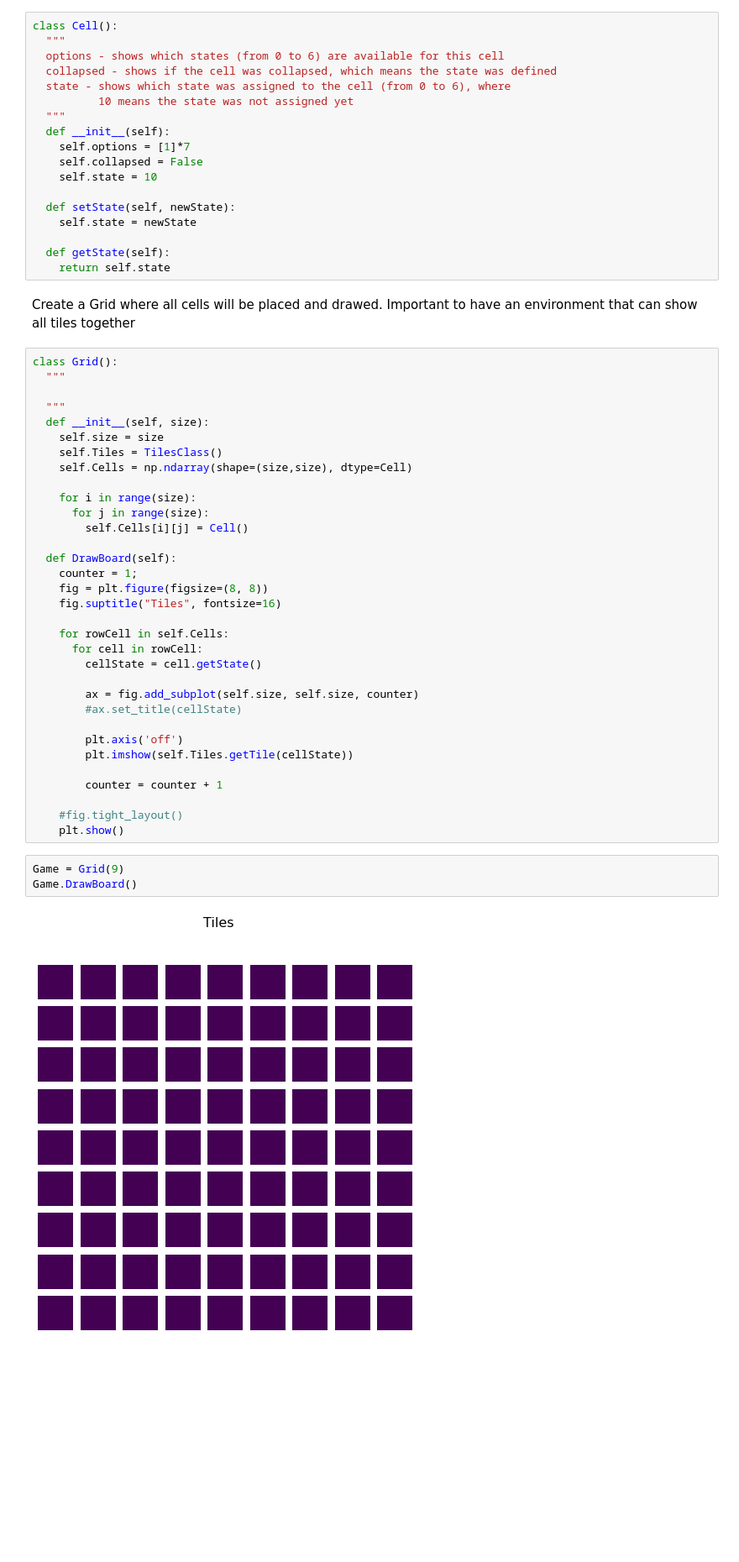
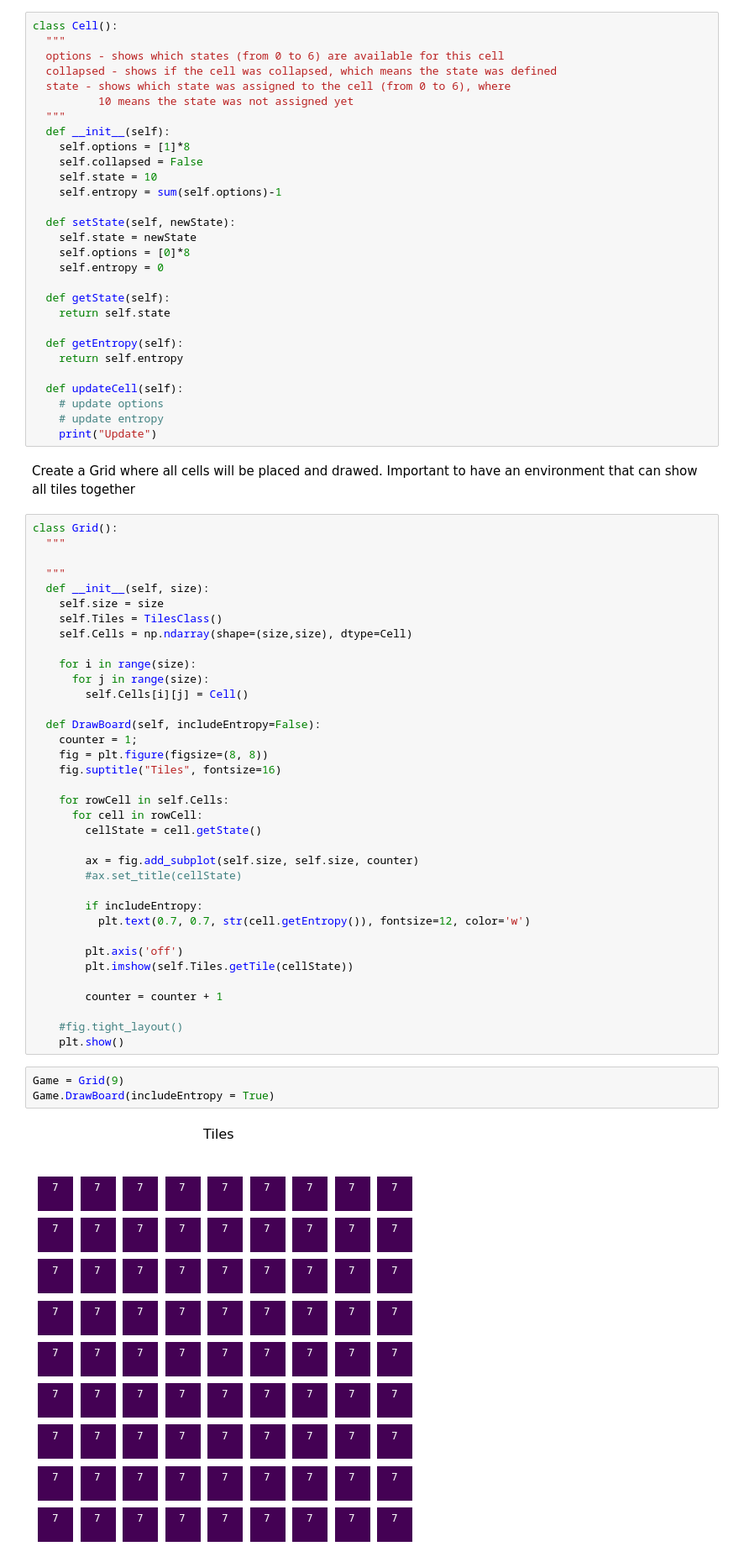
Before and after one commit to thoroc/Wave-Function-Collapse-Grid-World-Maze, a Jupyter notebook: Wave_Function_Collapse.ipynb, the cells around one changed output. Shown at 84% size. Drawn from its saved outputs; the diff is of its cells as text; blank space fills up the shorter version.

```diff
--- a/Wave_Function_Collapse.ipynb
+++ b/Wave_Function_Collapse.ipynb
@@ -97,15 +97,26 @@ class Cell():
           10 means the state was not assigned yet
   """
   def __init__(self):
-    self.options = [1]*7
+    self.options = [1]*8
     self.collapsed = False
     self.state = 10
+    self.entropy = sum(self.options)-1
 
   def setState(self, newState):
     self.state = newState
+    self.options = [0]*8
+    self.entropy = 0
 
   def getState(self):
     return self.state
+
+  def getEntropy(self):
+    return self.entropy
+
+  def updateCell(self):
+    # update options
+    # update entropy
+    print("Update")
 # %% [markdown]
 Create a Grid where all cells will be placed and drawed. Important to have an environment that can show all tiles together
 # %%
@@ -122,7 +133,7 @@ class Grid():
       for j in range(size):
         self.Cells[i][j] = Cell()
 
-  def DrawBoard(self):
+  def DrawBoard(self, includeEntropy=False):
     counter = 1;
     fig = plt.figure(figsize=(8, 8))
     fig.suptitle("Tiles", fontsize=16)
@@ -134,6 +145,9 @@ class Grid():
         ax = fig.add_subplot(self.size, self.size, counter)
         #ax.set_title(cellState)
 
+        if includeEntropy:
+          plt.text(0.7, 0.7, str(cell.getEntropy()), fontsize=12, color='w')
+
         plt.axis('off')
         plt.imshow(self.Tiles.getTile(cellState))
 
@@ -143,6 +157,6 @@ class Grid():
     plt.show()
 # %%
 Game = Grid(9)
-Game.DrawBoard()
+Game.DrawBoard(includeEntropy = True)
 # %% [output]
-[figure, old version]
+[figure, new version]
```
Also changed, not shown: parts of 3 cells of this notebook.
